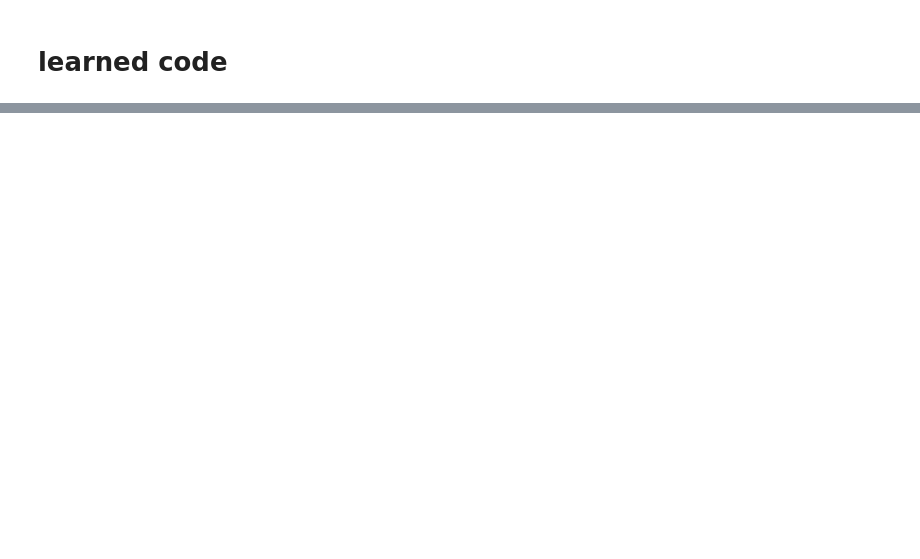
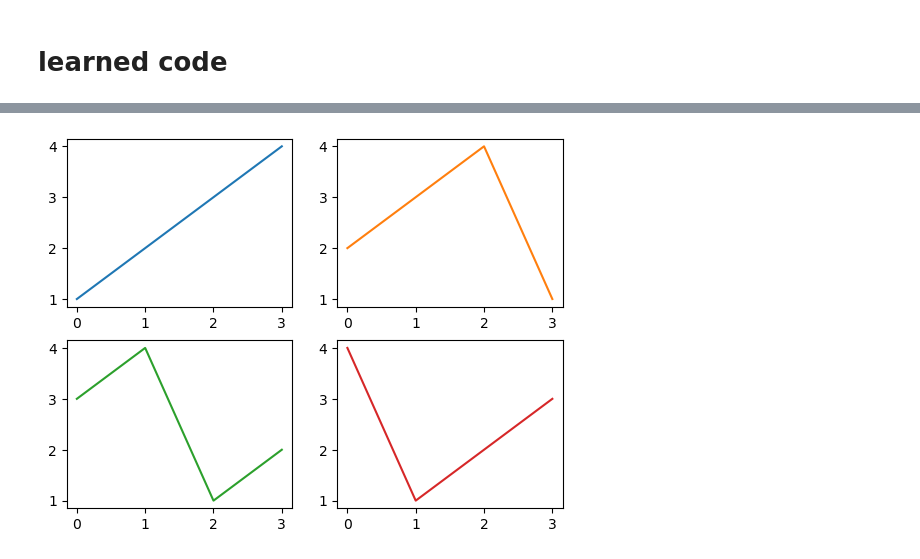
Before and after one commit to HollyRiver/2023_DV, a Jupyter notebook: learning materials/code summation.ipynb, the cells around one changed output, grey strips where cells are left out. Saved outputs shown, nothing was run; the diff lists cells and outputs as text; code cells hidden in the pictures; blank space fills up the shorter version.

```diff
--- a/learning materials/code summation.ipynb
+++ b/learning materials/code summation.ipynb
@@ -27,0 +84,10 @@ cv2.equalizeHist()  ## 히스토그램 이퀼라이제이션(대비 향상)
+# %%
+fig, axes = plt.subplots(2,2)
+axes[0,0].plot([1,2,3,4], color = 'C0')
+axes[0,1].plot([2,3,4,1], color = 'C1')
+axes[1,0].plot([3,4,1,2], color = 'C2')
+axes[1,1].plot([4,1,2,3], color = 'C3')
+
+plt.show()
+# %% [output]
+[figure, added]
```
Also changed, not shown: parts of 65 cells of this notebook.
